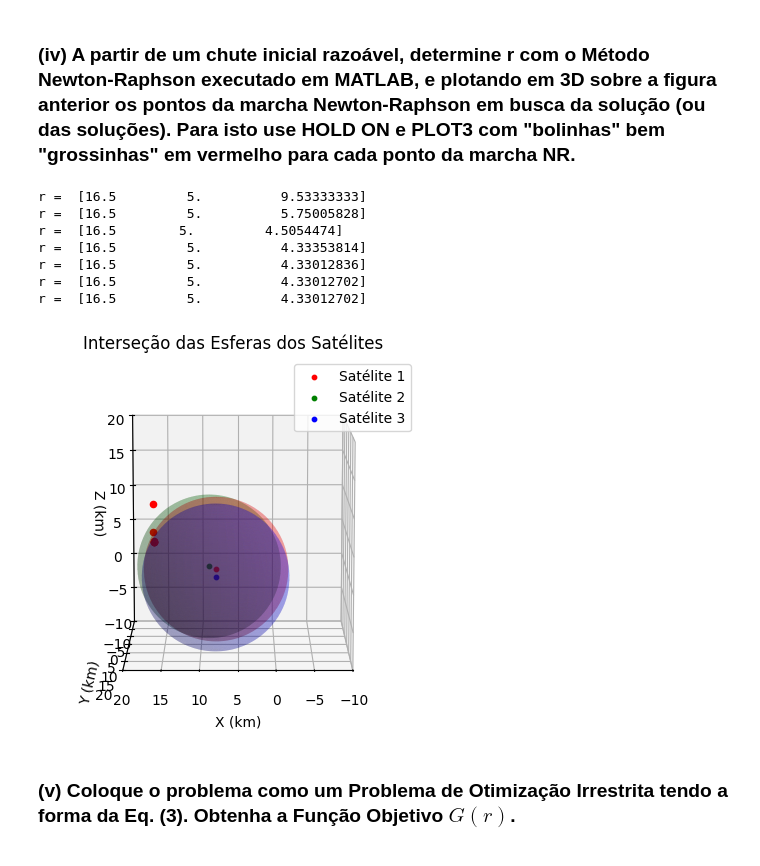
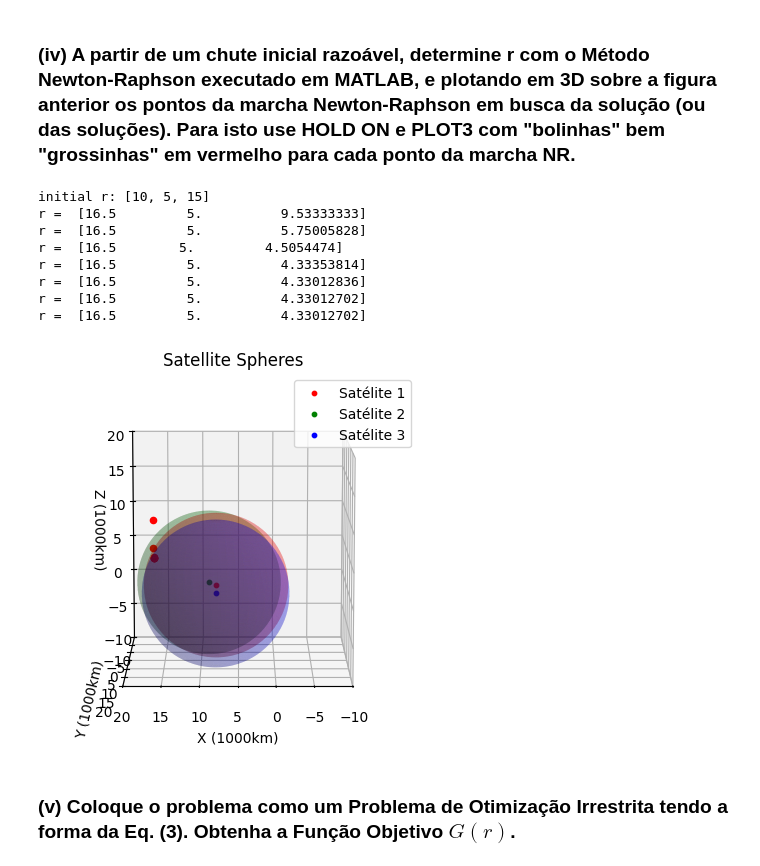
Before and after one commit to davibelo/EQE703_trabalho_1, a Jupyter notebook: res_questao_2.ipynb, the cells around one changed output. Cells and saved outputs as stored; diff of their text form; code cells hidden in the pictures.

```diff
--- a/res_questao_2.ipynb
+++ b/res_questao_2.ipynb
@@ -193,27 +193,27 @@ plt.show()
 # %%
-# Criação da figura e dos eixos 3D
+# Figure creation
 fig = plt.figure(figsize=(5, 5))
 ax = fig.add_subplot(111, projection='3d')
 
-# Plotagem dos centros dos satélites
+# Plot satellites centers
 ax.scatter(r1[0], r1[1], r1[2], color='r', s=10, label='Satélite 1')
 ax.scatter(r2[0], r2[1], r2[2], color='g', s=10, label='Satélite 2')
 ax.scatter(r3[0], r3[1], r3[2], color='b', s=10, label='Satélite 3')
 
-# Plotagem das esferas
+# Plot spheres
 plot_sphere(ax, r1, R1, 'r')
 plot_sphere(ax, r2, R2, 'g')
 plot_sphere(ax, r3, R3, 'b')
 
-# Configurações do gráfico
+# Plot configuration
 ax.set_xlabel('X (1000km)')
 ax.set_ylabel('Y (1000km)')
 ax.set_zlabel('Z (1000km)')
-ax.set_title('Interseção das Esferas dos Satélites')
+ax.set_title('Satellite Spheres')
 ax.legend()
 
-# Ajuste de escala para melhor visualização
-ax.set_box_aspect([1,1,1])  # Igualar as escalas dos eixos
+# Scale adjust
+ax.set_box_aspect([1,1,1])  # equalizing axis scales
 ax.set_xlim([-10, 20])
 ax.set_ylim([-10, 20])
 ax.set_zlim([-10, 20])
@@ -225,25 +225,25 @@ plt.show()
 # %% [markdown]
 ### (iv) A partir de um chute inicial razoável, determine r com o Método Newton-Raphson executado em MATLAB, e plotando em 3D sobre a figura anterior os pontos da marcha Newton-Raphson em busca da solução (ou das soluções). Para isto use HOLD ON e PLOT3 com "bolinhas" bem "grossinhas" em vermelho para cada ponto da marcha NR.
 # %%
-# Funções das esferas
+# Sphere functions
 def f1(r):
-    return (r[0] - 8)**2 + (r[1] - 2)**2 + r[2]**2 - 100
+    return (r[0] - r1[0])**2 + (r[1] - r1[1])**2 + (r[2] - r1[2])**2 - 100
 
 def f2(r):
-    return (r[0] - 9)**2 + r[1]**2 + r[2]**2 - 100
+    return (r[0] - r2[0])**2 + (r[1] - r2[1])**2 + (r[2] - r2[2])**2 - 100
 
 def f3(r):
-    return (r[0] - 8)**2 + (r[1] - 8)**2 + r[2]**2 - 100
+    return (r[0] - r3[0])**2 + (r[1] - r3[1])**2 + (r[2] - r3[2])**2 - 100
 
-# Gradientes (Jacobiano)
+# Gradients (Jacobian)
 def jacobian(r):
     return np.array([
-        [2*(r[0] - 8), 2*(r[1] - 2), 2*r[2]],
-        [2*(r[0] - 9), 2*r[1], 2*r[2]],
-        [2*(r[0] - 8), 2*(r[1] - 8), 2*r[2]]
-    ])
+        [2*(r[0] - r1[0]), 2*(r[1] - r1[1]), 2*(r[2]-r1[2])],
+        [2*(r[0] - r2[0]), 2*(r[1] - r2[1]), 2*(r[2]-r2[2])],
+        [2*(r[0] - r3[0]), 2*(r[1] - r3[1]), 2*(r[2]-r3[2])]
+        ])
 
-# Método de Newton-Raphson
+# Newton-Raphson method
 def newton_raphson(r_init, tol=1e-6, max_iter=100):
     r = np.array(r_init, dtype=float)
     for i in range(max_iter):
@@ -253,58 +253,60 @@ def newton_raphson(r_init, tol=1e-6, max_iter=100):
         r = r + delta_r
         print('r = ', r)
 
-        # Plotando o ponto da iteração
+        # Plot interation point
         ax.scatter(r[0], r[1], r[2], color='r', s=20, marker='o')
         if np.linalg.norm(delta_r) < tol:
             break
     return r
 
-# Criação da grade para a plotagem das esferas
+# Plot grid
 phi, theta = np.mgrid[0.0:2.0*np.pi:100j, 0.0:np.pi:50j]
 
-# Criação da figura e dos eixos 3D
+# Figure creation
 fig = plt.figure()
 ax = fig.add_subplot(111, projection='3d')
 
-# Plotagem dos centros dos satélites
+# Plot satellites centers
 ax.scatter(r1[0], r1[1], r1[2], color='r', s=10, label='Satélite 1')
 ax.scatter(r2[0], r2[1], r2[2], color='g', s=10, label='Satélite 2')
 ax.scatter(r3[0], r3[1], r3[2], color='b', s=10, label='Satélite 3')
 
-# Plotagem das esferas
+# Plot spheres
 plot_sphere(ax, r1, R1, 'r')
 plot_sphere(ax, r2, R2, 'g')
 plot_sphere(ax, r3, R3, 'b')
 
-# Configurações do gráfico
-ax.set_xlabel('X (km)')
-ax.set_ylabel('Y (km)')
-ax.set_zlabel('Z (km)')
-ax.set_title('Interseção das Esferas dos Satélites')
+# Plot configuration
+ax.set_xlabel('X (1000km)')
+ax.set_ylabel('Y (1000km)')
+ax.set_zlabel('Z (1000km)')
+ax.set_title('Satellite Spheres')
 ax.legend()
 
-# Ajuste de escala para melhor visualização
-ax.set_box_aspect([1,1,1])  # Igualar as escalas dos eixos
+# Scale adjust
+ax.set_box_aspect([1,1,1])  # equalizing axis scales
 ax.set_xlim([-10, 20])
 ax.set_ylim([-10, 20])
 ax.set_zlim([-10, 20])
-
 ax.view_init(elev=10, azim=90)  # Adjust azimuth to move plot left/right
 
-# Aplicação do Método de Newton-Raphson
+# Newton-Raphson Call
 r_init = [10, 5, 15]
+print('initial r:' , r_init)
+
 sol = newton_raphson(r_init)
 
 plt.show()
 # %% [output]
+initial r: [10, 5, 15]
 r =  [16.5         5.          9.53333333]
 r =  [16.5         5.          5.75005828]
 r =  [16.5        5.         4.5054474]
 r =  [16.5         5.          4.33353814]
 r =  [16.5         5.          4.33012836]
 r =  [16.5         5.          4.33012702]
 r =  [16.5         5.          4.33012702]
-[figure, old version]
+[figure, new version]
 # %% [markdown]
 ### (v) Coloque o problema como um Problema de Otimização Irrestrita tendo a forma da Eq. (3). Obtenha a Função Objetivo $G(r)$.
 # %% [markdown]
```
Also changed, not shown: parts of 5 cells of this notebook.
